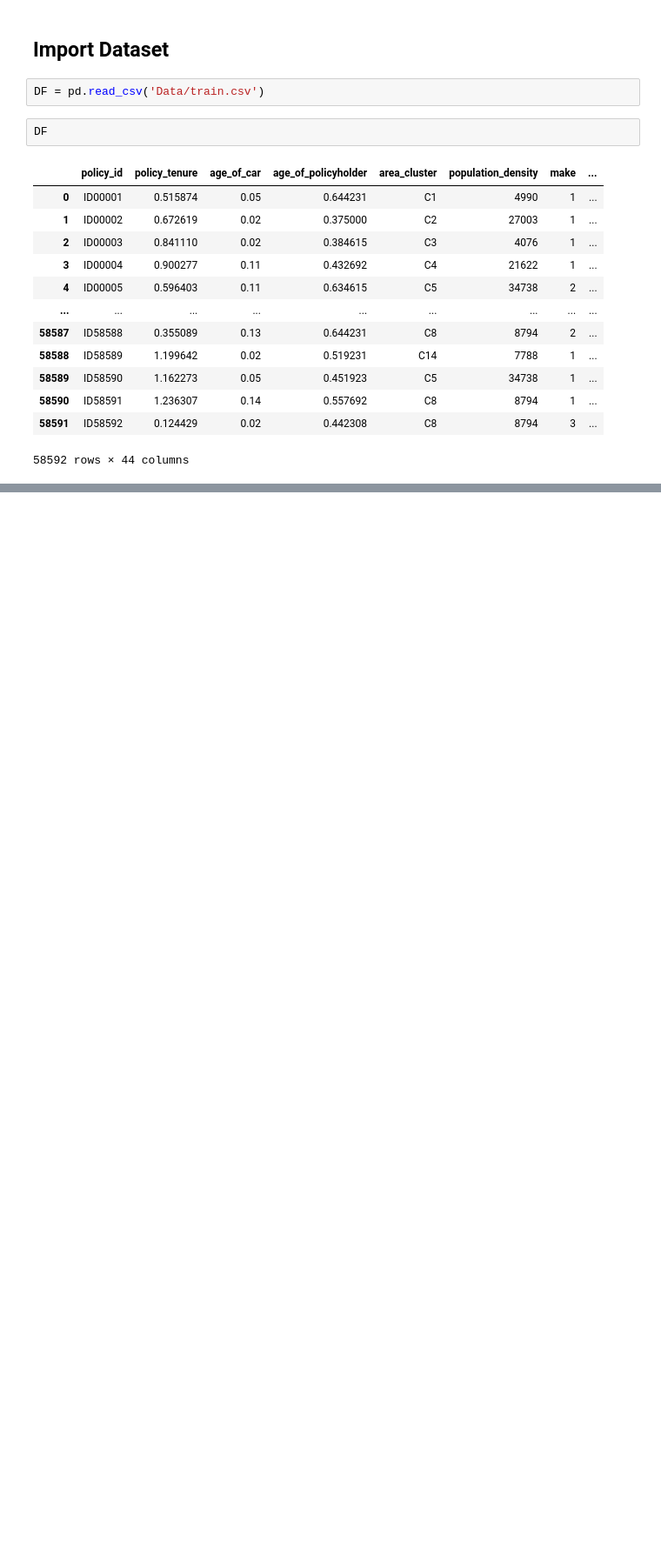
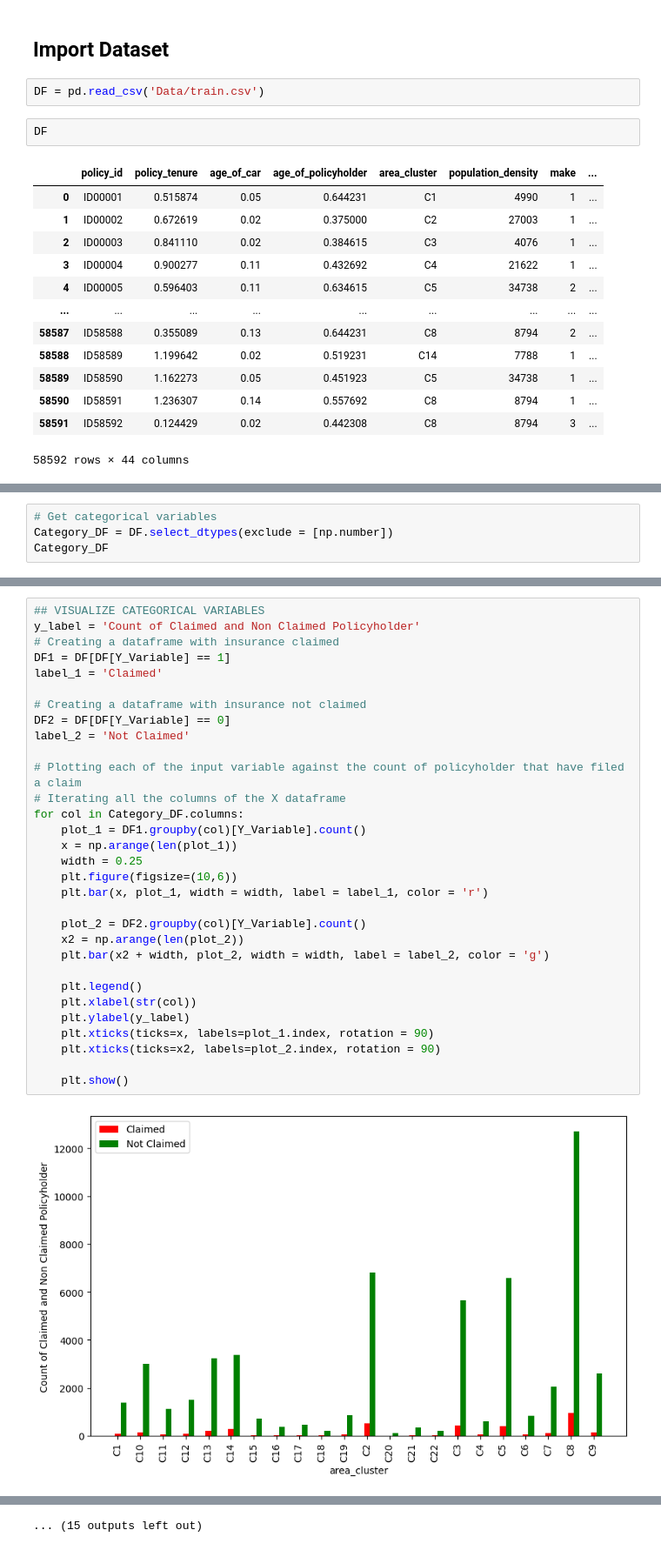
Before and after one commit to AI-13/Car-Insurance-Claim-Prediction, a Jupyter notebook: Car Insurance Claim Modelling 1.ipynb, the cells around one changed output, grey strips where cells are left out. Shown at 87% size. Saved outputs shown, nothing was run; the diff lists cells and outputs as text; blank space fills up the shorter version.

```diff
--- a/Car Insurance Claim Modelling 1.ipynb
+++ b/Car Insurance Claim Modelling 1.ipynb
@@ -38,0 +115,4 @@ DF
+# %%
+# Get categorical variables
+Category_DF = DF.select_dtypes(exclude = [np.number])
+Category_DF
@@ -38,0 +183,33 @@ DF
+# %%
+## VISUALIZE CATEGORICAL VARIABLES
+y_label = 'Count of Claimed and Non Claimed Policyholder'
+# Creating a dataframe with insurance claimed
+DF1 = DF[DF[Y_Variable] == 1]
+label_1 = 'Claimed'
+
+# Creating a dataframe with insurance not claimed
+DF2 = DF[DF[Y_Variable] == 0]
+label_2 = 'Not Claimed'
+
+# Plotting each of the input variable against the count of policyholder that have filed a claim
+# Iterating all the columns of the X dataframe
+for col in Category_DF.columns:
+    plot_1 = DF1.groupby(col)[Y_Variable].count()
+    x = np.arange(len(plot_1))
+    width = 0.25
+    plt.figure(figsize=(10,6))
+    plt.bar(x, plot_1, width = width, label = label_1, color = 'r')
+
+    plot_2 = DF2.groupby(col)[Y_Variable].count()
+    x2 = np.arange(len(plot_2))
+    plt.bar(x2 + width, plot_2, width = width, label = label_2, color = 'g')
+
+    plt.legend()
+    plt.xlabel(str(col))
+    plt.ylabel(y_label)
+    plt.xticks(ticks=x, labels=plot_1.index, rotation = 90)
+    plt.xticks(ticks=x2, labels=plot_2.index, rotation = 90)
+
+    plt.show()
+# %% [output]
+[figure, added]
@@ -38,0 +227 @@ DF
+... (15 outputs left out)
```
Also changed, not shown: parts of 14 cells of this notebook, 1 other file.
